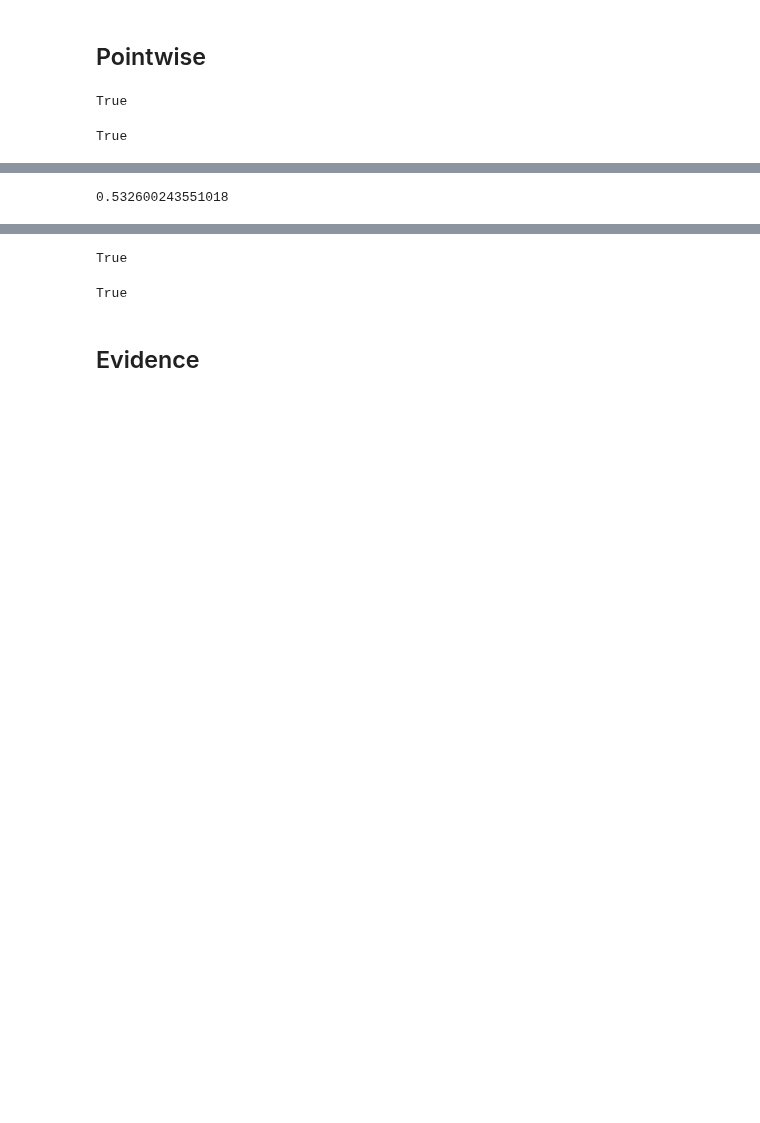
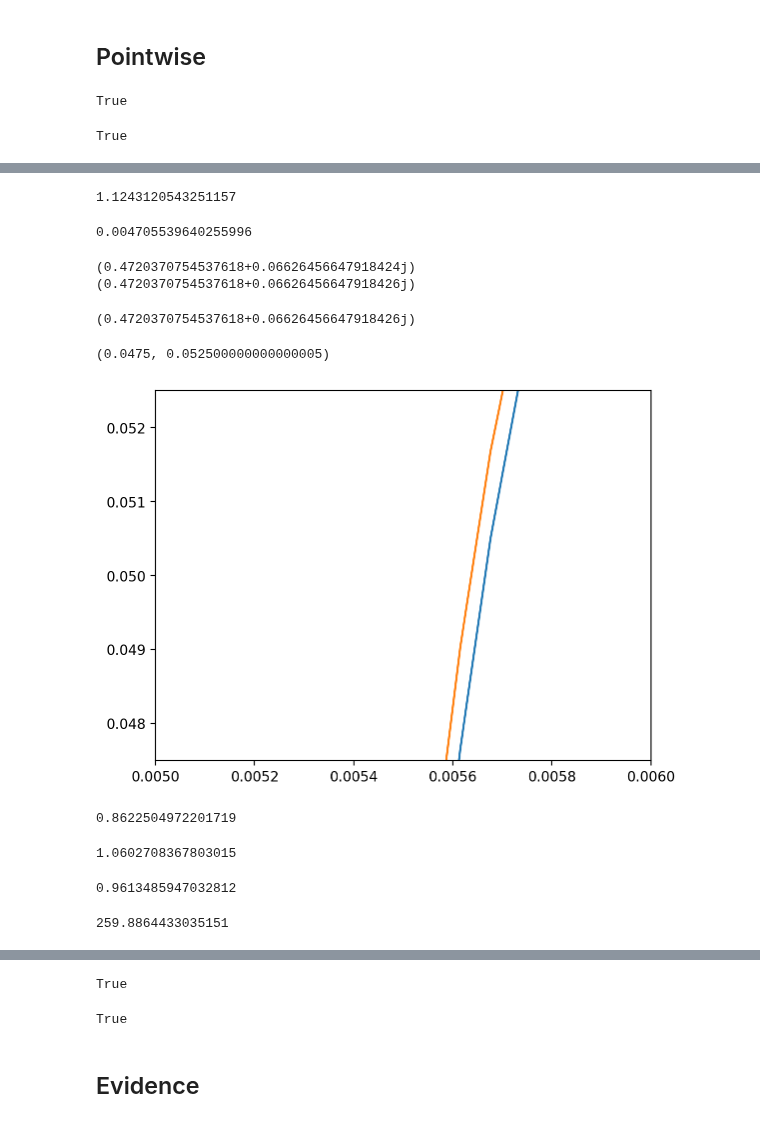
Before and after one commit to Sizheng-Ma/qnm_filter, a Jupyter notebook: code_demo/main.ipynb, the cells around one changed output, grey strips where cells are left out. Drawn from its saved outputs; the diff is of its cells as text; code cells hidden in the pictures; blank space fills up the shorter version.

```diff
--- a/code_demo/main.ipynb
+++ b/code_demo/main.ipynb
@@ -76,7 +77,7 @@ fit.detector_alignment()
 fit.compute_acfs('original_data')
 # %%
 temp_acf = np.full(input['srate'], 0, dtype = np.double)
-temp_acf[0] = 1*1e-23**2
+temp_acf[0] = 0.1**2
 fit.acfs['H1'] = qnm_filter.RealData(temp_acf, index = fit.acfs['H1'].index)
 fit.cholesky_decomposition()
 fit.first_index()
@@ -108,22 +109,23 @@ True
 
 template = fit.truncate_data(fit.original_data)['H1']
 SNR = fit.compute_SNR(None, template, 'H1', optimal=True)
-fit.add_filter(mass=50, chi=0.7, model_list=[(2,2,1,'p')])
+fit.add_filter(mass=injected[0], chi=injected[1], model_list=[(2,2,1,'p')])
 template_res = fit.truncate_data(fit.filtered_data)['H1']
 SNR_res = fit.compute_SNR(None, template_res, 'H1', optimal=True)
 FF = np.sqrt(1-SNR_res**2/SNR**2)
 
-filt221_likelihood = fit.likelihood_vs_mass_spin(50, 0.7, model_list=[(2,2,1,'p')])
-filt220_likelihood = fit.likelihood_vs_mass_spin(50, 0.7, model_list=[(2,2,0,'p')])
+filt221_likelihood = fit.likelihood_vs_mass_spin(injected[0], injected[1], model_list=[(2,2,1,'p')])
+filt220_likelihood = fit.likelihood_vs_mass_spin(injected[0], injected[1], model_list=[(2,2,0,'p')])
 
 np.isclose(filt220_likelihood - filt221_likelihood, (1-FF**2)*SNR**2/2)
 # %% [output]
 True
 # %%
 pi = np.pi
-w220, _, _ = qnm.modes_cache(s=-2,l=2,m=2,n=0)(a=0.7)
-w221, _, _ = qnm.modes_cache(s=-2,l=2,m=2,n=1)(a=0.7)
-B = np.abs((w221-w220)/(w221-np.conj(w220))*(w221+np.conj(w220))/(w221+w220))
-phi = np.arccos(np.real(((w221-w220)/(w221-np.conj(w220))*(w221+np.conj(w220))/(w221+w220))/B))
-print(B**2*SNR**2, SNR_res**2)
+w220, _, _ = qnm.modes_cache(s=-2,l=2,m=2,n=0)(a=injected[1])
+w221, _, _ = qnm.modes_cache(s=-2,l=2,m=2,n=1)(a=injected[1])
+filt = (w221-w220)/(w221-np.conj(w220))*(w221+np.conj(w220))/(w221+w220)
+B = np.abs(filt)
+phi = np.arccos(np.real(filt))
+print(SNR_res**2/(SNR**2*B**2))
 # %% [output]
@@ -142,0 +140,26 @@ wt = tau220*f220*2*pi
+# %%
+t_range1 = template_res.index
+test = np.real(np.exp(-1j*omega220*abs(t_range1)/(injected[0]*T_MSUN)))
+theoretical_signal = B*np.real(np.exp(-(1j*omega220*t_range1+1j*phi)/(injected[0]*T_MSUN)))
+SNR_temp = fit.compute_SNR(None, theoretical_signal, 'H1', optimal=True)
+print(SNR_temp**2/(SNR**2*B**2))
+# %% [output]
+1.1243120543251157
+# %%
+SNR_res**2/(SNR**2*B**2) - SNR_temp**2/(SNR**2*B**2)
+# %% [output]
+0.004705539640255996
+# %%
+w220, _, _ = qnm.modes_cache(s=-2,l=2,m=2,n=0)(a=injected[1])
+w221, _, _ = qnm.modes_cache(s=-2,l=2,m=2,n=1)(a=injected[1])
+filt = (w221-w220)/(w221-np.conj(w220))*(w221+np.conj(w220))/(w221+w220)
+test_filt = qnm_filter.Filter(chi=injected[1], mass=injected[0], model_list=[(2,2,1,'p')])
+print(test_filt.single_filter(w221, 2, 2, 0))
+print(filt)
+# %% [output]
+(0.4720370754537618+0.06626456647918424j)
+(0.4720370754537618+0.06626456647918426j)
+# %%
+filt
+# %% [output]
+(0.4720370754537618+0.06626456647918426j)
@@ -143,7 +170,29 @@ wt = tau220*f220*2*pi
+# %%
+fit.add_filter(mass=injected[0], chi=injected[1], model_list=[(2,2,1,'p')])
+fit.filtered_data['H1'].plot()
+pl.plot(t_range1, theoretical_signal)
+# fit.original_data['H1'].plot()
+pl.xlim(0.005, 0.006)
+pl.ylim(0.05, 0.05)
+# %% [output]
+(0.0475, 0.052500000000000005)
+[figure, added]
+# %%
+FF
+# %% [output]
+0.8622504972201719
+# %%
+1/((1+wt**2+np.cos(2*phi)- wt*np.sin(2*phi))/(2+wt**2))
+# %% [output]
+1.0602708367803015
+# %%
+np.cos(2*phi)
+# %% [output]
+0.9613485947032812
 # %%
-f220*2*pi
+f220
 # %% [output]
-0.532600243551018
+259.8864433035151
 # %%
 tau220
 # %% [output]
```
Also changed, not shown: parts of 34 cells of this notebook, 2 other files.
